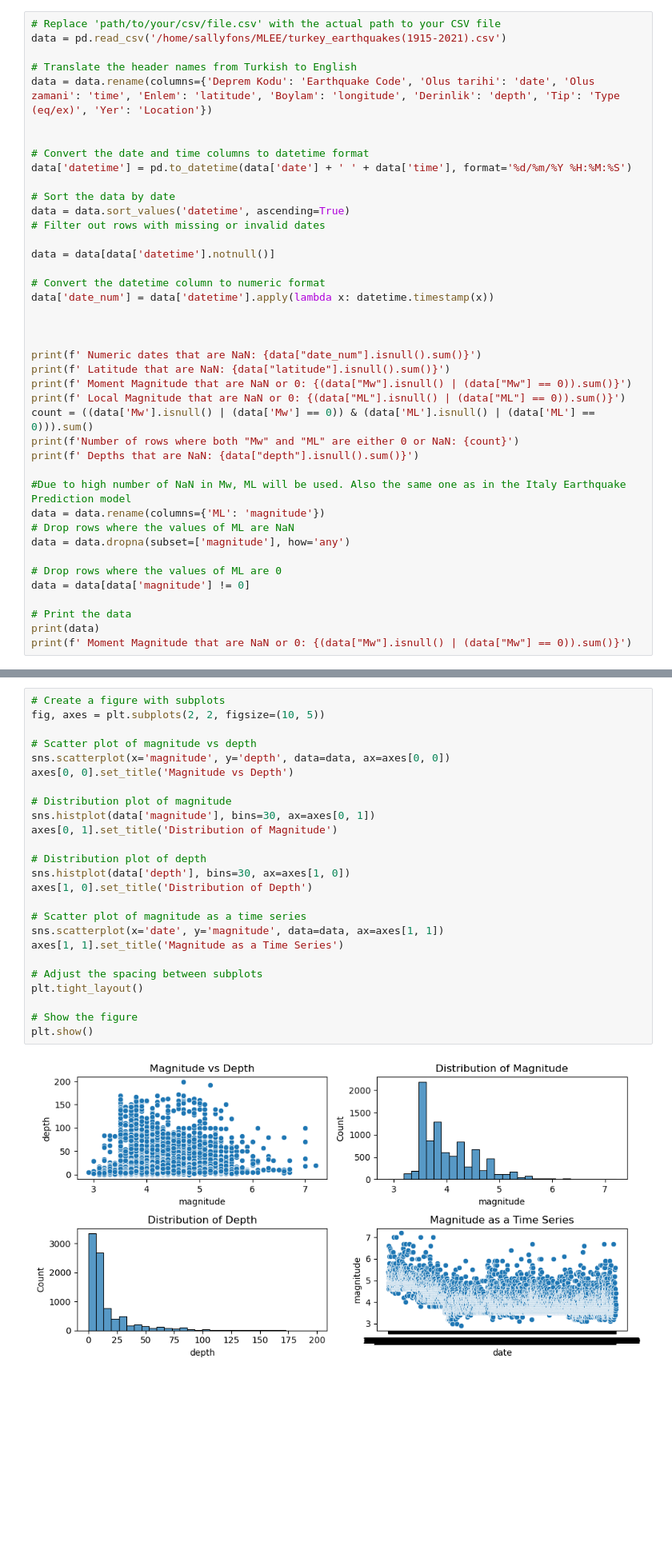
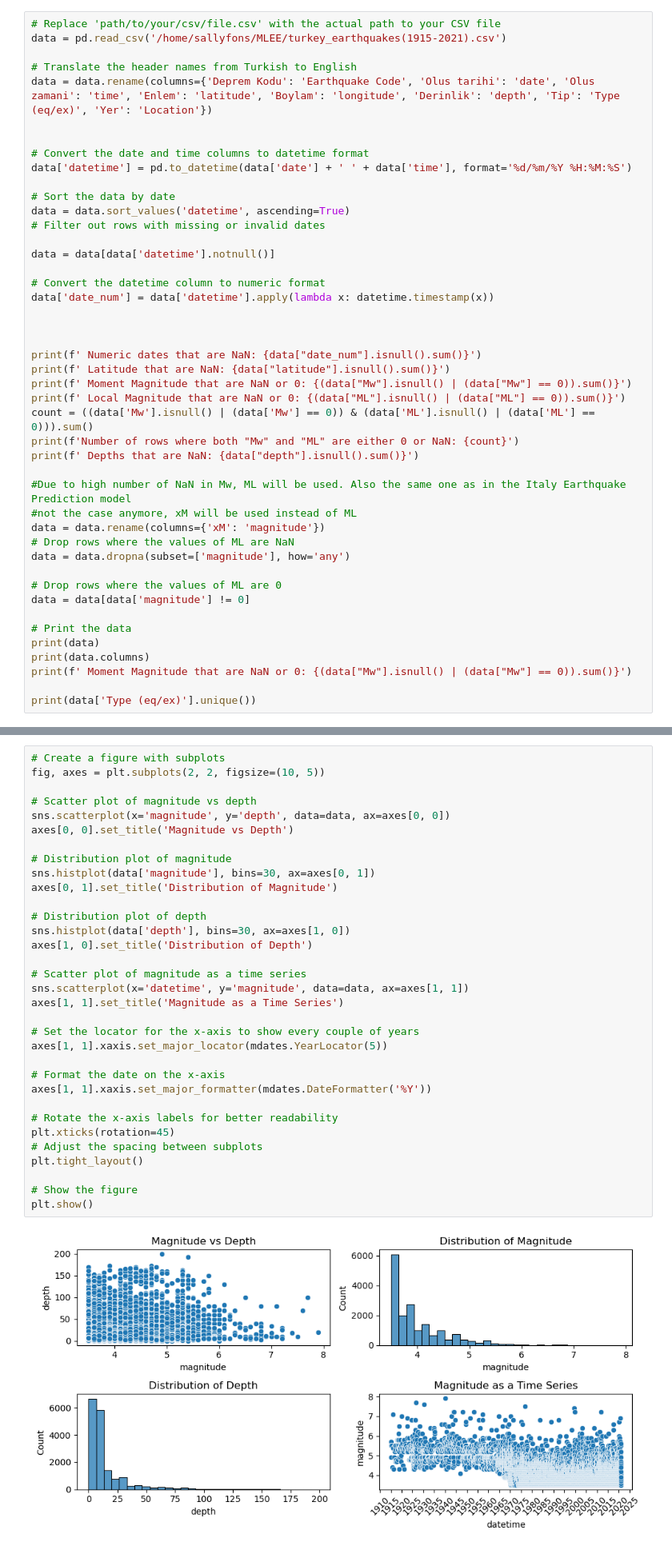
Before and after one commit to sallyfons/MLEE, a Jupyter notebook: eq_prediction.ipynb, the cells around one changed output, grey strips where cells are left out. Shown: that part at 80% size. Saved outputs shown, nothing was run; the diff lists cells and outputs as text; blank space fills up the shorter version.

```diff
--- a/eq_prediction.ipynb
+++ b/eq_prediction.ipynb
@@ -99,7 +101,8 @@ print(f'Number of rows where both "Mw" and "ML" are either 0 or NaN: {count}')
 print(f' Depths that are NaN: {data["depth"].isnull().sum()}')
 
 #Due to high number of NaN in Mw, ML will be used. Also the same one as in the Italy Earthquake Prediction model
-data = data.rename(columns={'ML': 'magnitude'})
+#not the case anymore, xM will be used instead of ML
+data = data.rename(columns={'xM': 'magnitude'})
 # Drop rows where the values of ML are NaN
 data = data.dropna(subset=['magnitude'], how='any')
 
@@ -108,7 +111,10 @@ data = data[data['magnitude'] != 0]
 
 # Print the data
 print(data)
+print(data.columns)
 print(f' Moment Magnitude that are NaN or 0: {(data["Mw"].isnull() | (data["Mw"] == 0)).sum()}')
+
+print(data['Type (eq/ex)'].unique())
 # %% [output]
  Numeric dates that are NaN: 0
  Latitude that are NaN: 0
@@ -130,28 +136,36 @@ Number of rows where both "Mw" and "ML" are either 0 or NaN: 8440
 # %%
 # Create a figure with subplots
 fig, axes = plt.subplots(2, 2, figsize=(10, 5))
 
 # Scatter plot of magnitude vs depth
 sns.scatterplot(x='magnitude', y='depth', data=data, ax=axes[0, 0])
 axes[0, 0].set_title('Magnitude vs Depth')
 
 # Distribution plot of magnitude
 sns.histplot(data['magnitude'], bins=30, ax=axes[0, 1])
 axes[0, 1].set_title('Distribution of Magnitude')
 
 # Distribution plot of depth
 sns.histplot(data['depth'], bins=30, ax=axes[1, 0])
 axes[1, 0].set_title('Distribution of Depth')
 
 # Scatter plot of magnitude as a time series
-sns.scatterplot(x='date', y='magnitude', data=data, ax=axes[1, 1])
+sns.scatterplot(x='datetime', y='magnitude', data=data, ax=axes[1, 1])
 axes[1, 1].set_title('Magnitude as a Time Series')
 
+# Set the locator for the x-axis to show every couple of years
+axes[1, 1].xaxis.set_major_locator(mdates.YearLocator(5))
+
+# Format the date on the x-axis
+axes[1, 1].xaxis.set_major_formatter(mdates.DateFormatter('%Y'))
+
+# Rotate the x-axis labels for better readability
+plt.xticks(rotation=45)
 # Adjust the spacing between subplots
 plt.tight_layout()
 
 # Show the figure
 plt.show()
 # %% [output]
-[figure, old version]
+[figure, new version]
 # %%
```
Also changed, not shown: parts of 16 cells of this notebook.
